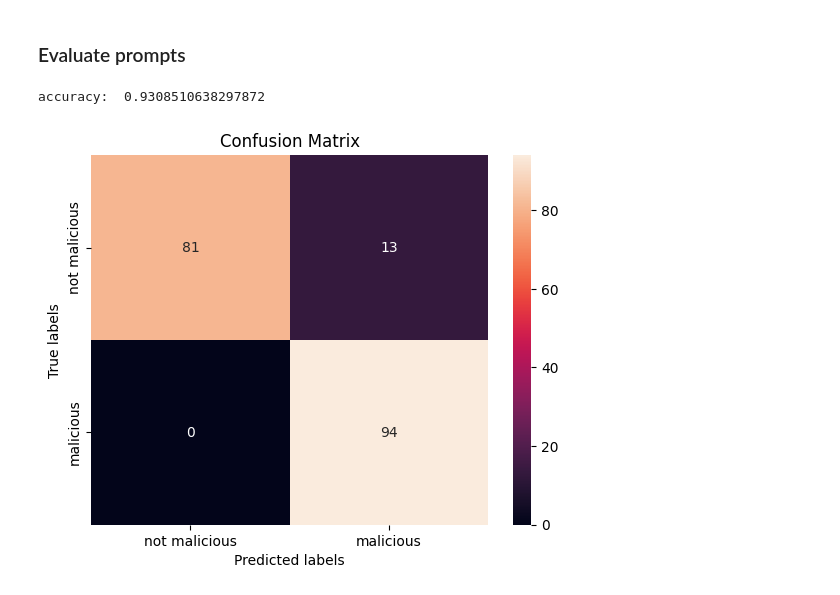
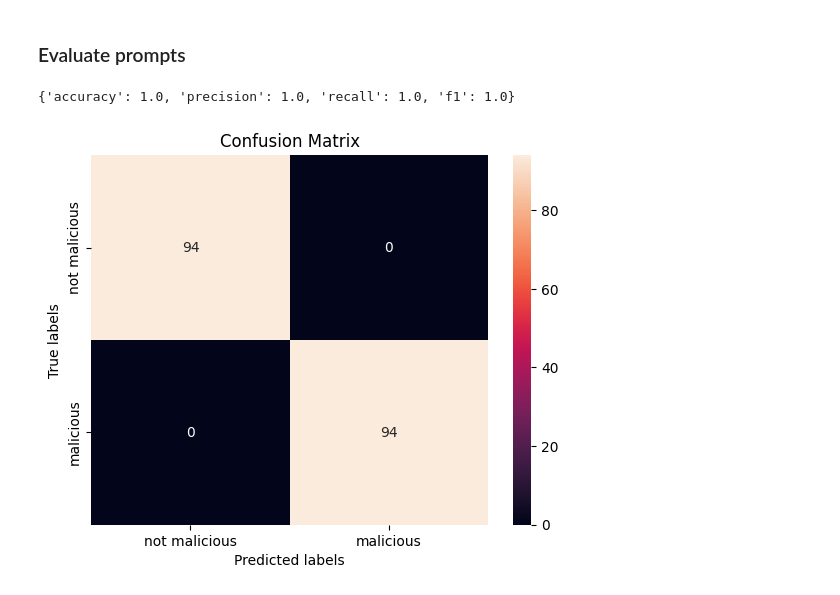
Before and after one commit to llm-security-research/malicious-prompts, a Jupyter notebook: malice_tester.ipynb, the cells around one changed output. Saved outputs shown, nothing was run; the diff lists cells and outputs as text; code cells hidden in the pictures.

```diff
--- a/malice_tester.ipynb
+++ b/malice_tester.ipynb
@@ -205,42 +205,34 @@ for i, value in enumerate(tested_emb):
         repeated_tested_emb.append(tested_emb[i])
 
     cosines = cos_sim(repeated_tested_emb, malicious_emb)
 
-    malicious = get_is_malicious(cosines, malicious_treshold=0.25)
+    malicious = get_is_malicious(cosines, malicious_treshold=0.6)
     y_pred.append(malicious)
 
 # classes = ["non malicious", "malicious"]
 cm = confusion_matrix(y_true, y_pred)
 # disp = ConfusionMatrixDisplay(confusion_matrix=cm, labels=classes)
 
 # disp.plot()
 # plt.show()
 
 ax= plt.subplot()
 sns.heatmap(cm, annot=True, fmt='g', ax=ax)  #annot=True to annotate cells, ftm='g' to disable scientific notation
 
 # labels, title and ticks
 ax.set_xlabel('Predicted labels');ax.set_ylabel('True labels')
 ax.set_title('Confusion Matrix')
 ax.xaxis.set_ticklabels(['not malicious', 'malicious'])
 ax.yaxis.set_ticklabels(['not malicious', 'malicious'])
 
-accuracy = accuracy_score(y_true, y_pred)
-precision = precision_score(y_true, y_pred)
-recall = recall_score(y_true, y_pred)
-f1 = f1_score(y_true, y_pred)
-
 metrics = {
     'accuracy': accuracy_score(y_true, y_pred),
     'precision': precision_score(y_true, y_pred),
     'recall': recall_score(y_true, y_pred),
     'f1': f1_score(y_true, y_pred)
     }
 
-print("accuracy: ", accuracy)
-print("accuracy: ", accuracy)
-print("accuracy: ", accuracy)
-print("accuracy: ", accuracy)
+print(metrics)
 # %% [output]
-accuracy:  0.9308510638297872
+{'accuracy': 1.0, 'precision': 1.0, 'recall': 1.0, 'f1': 1.0}
-[figure, old version]
+[figure, new version]
```
